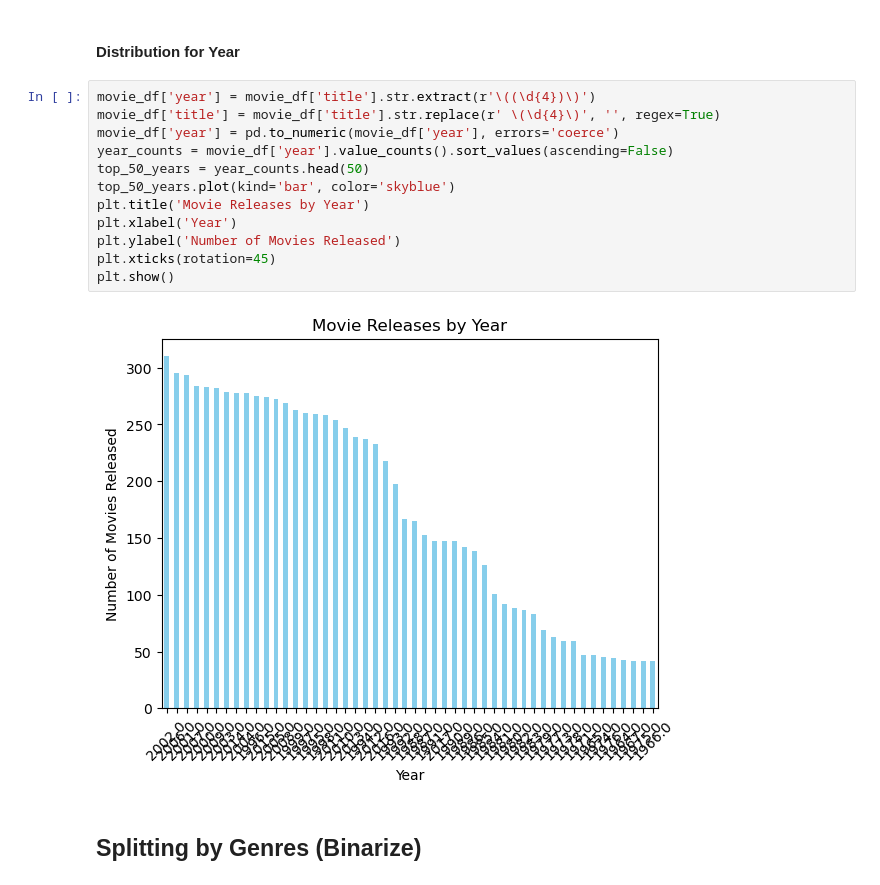
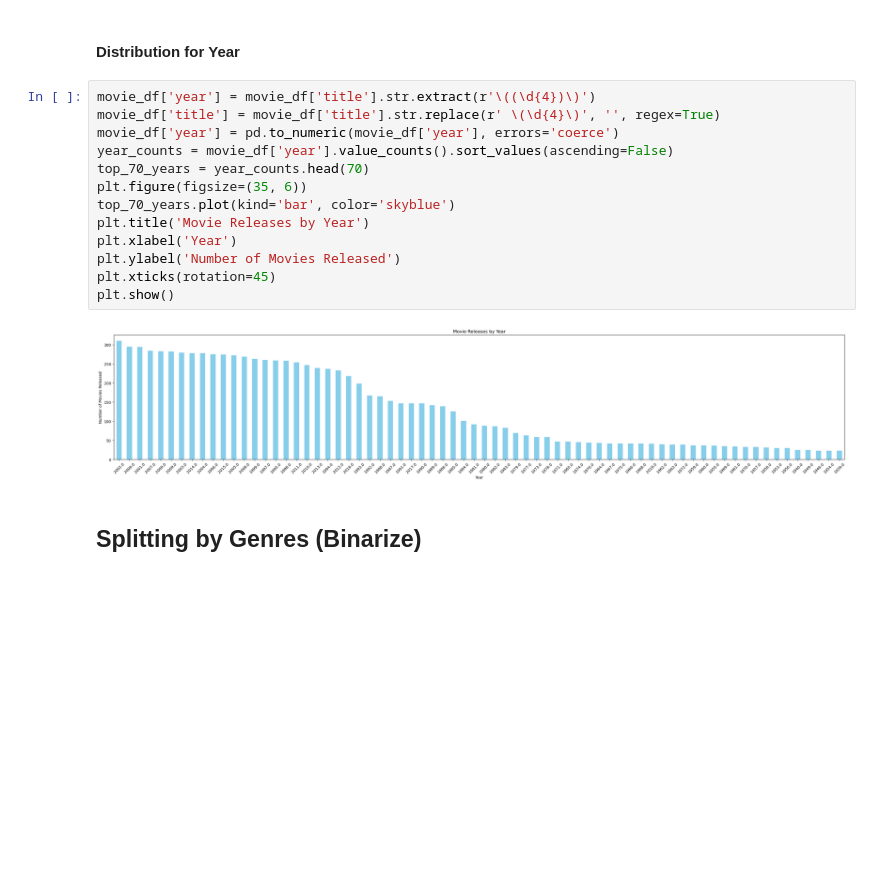
Before and after one commit to jimy-salem-52/RecSys, a Jupyter notebook: movielens-eda.ipynb, the cells around one changed output. Drawn from its saved outputs; the diff is of its cells as text; blank space fills up the shorter version.

```diff
--- a/movielens-eda.ipynb
+++ b/movielens-eda.ipynb
@@ -146,17 +146,18 @@ plt.show()
 # %%
 movie_df['year'] = movie_df['title'].str.extract(r'\((\d{4})\)')
 movie_df['title'] = movie_df['title'].str.replace(r' \(\d{4}\)', '', regex=True)
 movie_df['year'] = pd.to_numeric(movie_df['year'], errors='coerce')
 year_counts = movie_df['year'].value_counts().sort_values(ascending=False)
-top_50_years = year_counts.head(50)
-top_50_years.plot(kind='bar', color='skyblue')
+top_70_years = year_counts.head(70)
+plt.figure(figsize=(35, 6))
+top_70_years.plot(kind='bar', color='skyblue')
 plt.title('Movie Releases by Year')
 plt.xlabel('Year')
 plt.ylabel('Number of Movies Released')
 plt.xticks(rotation=45)
 plt.show()
 # %% [output]
-[figure, old version]
+[figure, new version]
 # %% [markdown]
 ## Splitting by Genres (Binarize)
 # %%
```
Also changed, not shown: parts of 1 cell of this notebook.
